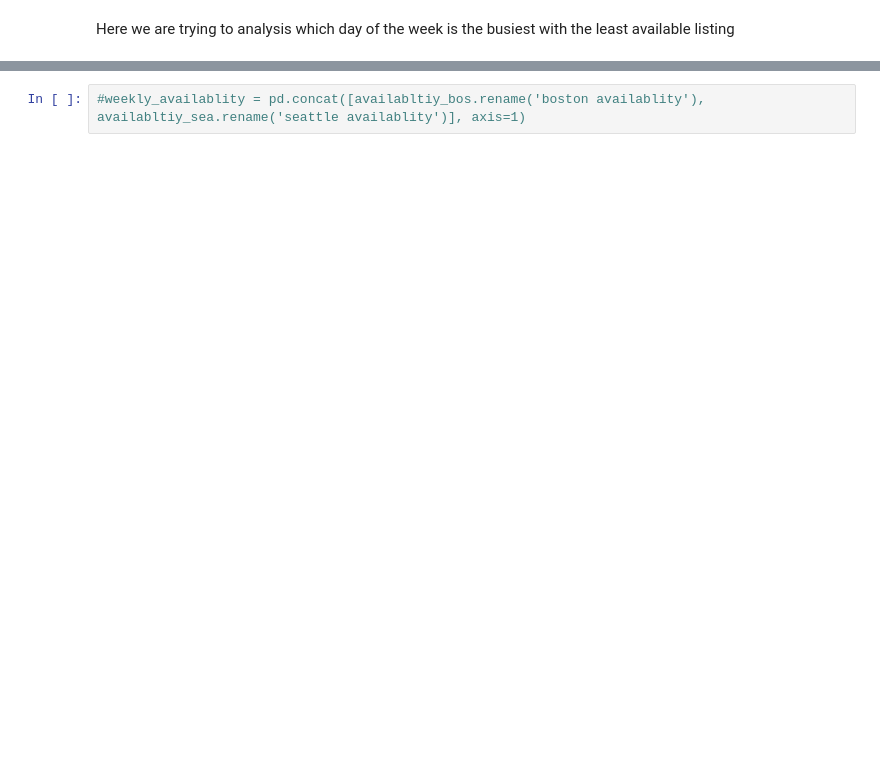
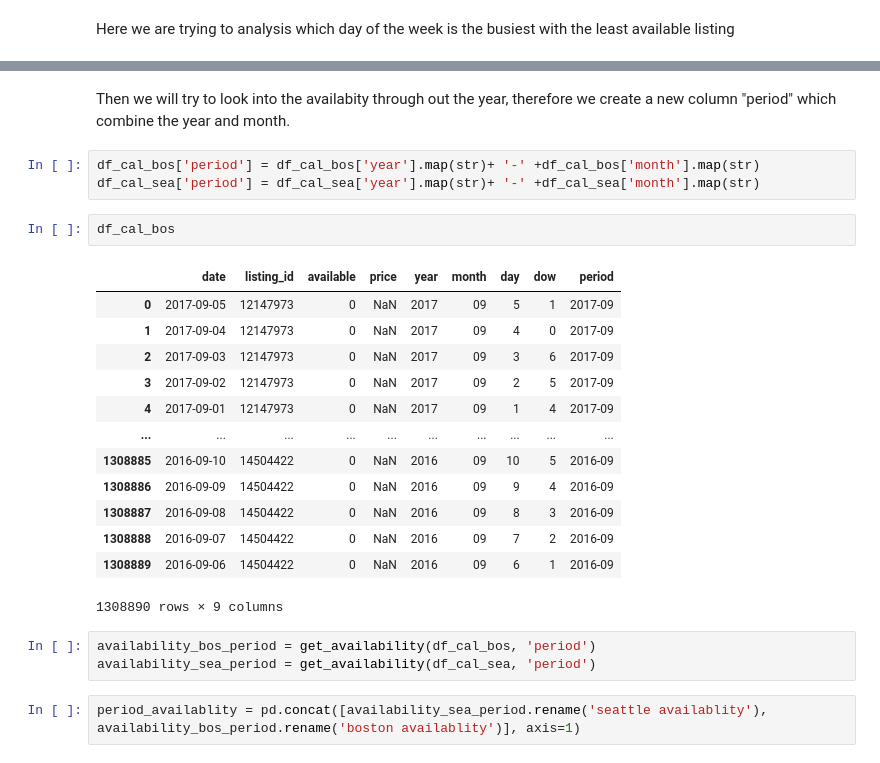
Before and after one commit to ivanmang/Airbnb-data-analysis, a Jupyter notebook: price_pattern.ipynb, the cells around one changed output, grey strips where cells are left out. Cells and saved outputs as stored; diff of their text form; blank space fills up the shorter version.

```diff
--- a/price_pattern.ipynb
+++ b/price_pattern.ipynb
@@ -141,2 +141,26 @@ ax.set_xticklabels(["Monday","Tuesday","Wednesday","Thursday","Friday","Saturday
+# %% [markdown]
+Then we will try to look into the availabity through out the year, therefore we create a new column "period" which combine the year and month.
+# %%
+df_cal_bos['period'] = df_cal_bos['year'].map(str)+ '-' +df_cal_bos['month'].map(str)
+df_cal_sea['period'] = df_cal_sea['year'].map(str)+ '-' +df_cal_sea['month'].map(str)
+# %%
+df_cal_bos
+# %% [output]
+|  | date | listing_id | available | price | year | month | day | dow | period |
+| 0 | 2017-09-05 | 12147973 | 0 | NaN | 2017 | 09 | 5 | 1 | 2017-09 |
+| 1 | 2017-09-04 | 12147973 | 0 | NaN | 2017 | 09 | 4 | 0 | 2017-09 |
+| 2 | 2017-09-03 | 12147973 | 0 | NaN | 2017 | 09 | 3 | 6 | 2017-09 |
+| 3 | 2017-09-02 | 12147973 | 0 | NaN | 2017 | 09 | 2 | 5 | 2017-09 |
+| 4 | 2017-09-01 | 12147973 | 0 | NaN | 2017 | 09 | 1 | 4 | 2017-09 |
+| ... | ... | ... | ... | ... | ... | ... | ... | ... | ... |
+| 1308885 | 2016-09-10 | 14504422 | 0 | NaN | 2016 | 09 | 10 | 5 | 2016-09 |
+| 1308886 | 2016-09-09 | 14504422 | 0 | NaN | 2016 | 09 | 9 | 4 | 2016-09 |
+| 1308887 | 2016-09-08 | 14504422 | 0 | NaN | 2016 | 09 | 8 | 3 | 2016-09 |
+| 1308888 | 2016-09-07 | 14504422 | 0 | NaN | 2016 | 09 | 7 | 2 | 2016-09 |
+| 1308889 | 2016-09-06 | 14504422 | 0 | NaN | 2016 | 09 | 6 | 1 | 2016-09 |
+1308890 rows × 9 columns
+# %%
+availability_bos_period = get_availability(df_cal_bos, 'period')
+availability_sea_period = get_availability(df_cal_sea, 'period')
 # %%
-#weekly_availablity = pd.concat([availabltiy_bos.rename('boston availablity'), availabltiy_sea.rename('seattle availablity')], axis=1)
+period_availablity = pd.concat([availability_sea_period.rename('seattle availablity'), availability_bos_period.rename('boston availablity')], axis=1)
```
Also changed, not shown: parts of 23 cells of this notebook.
